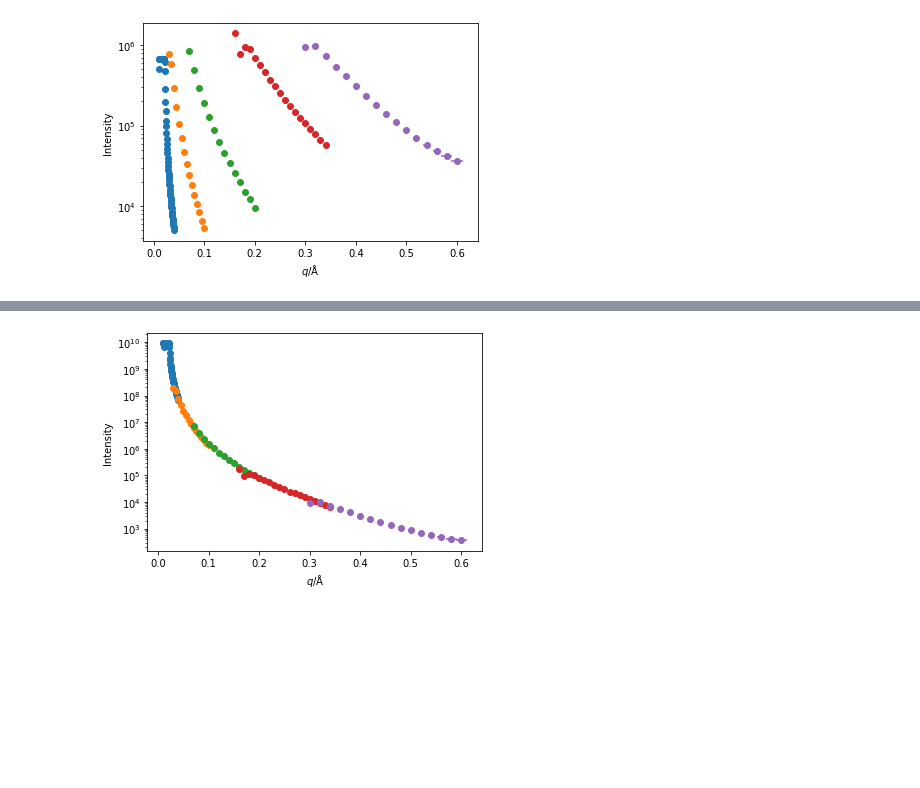
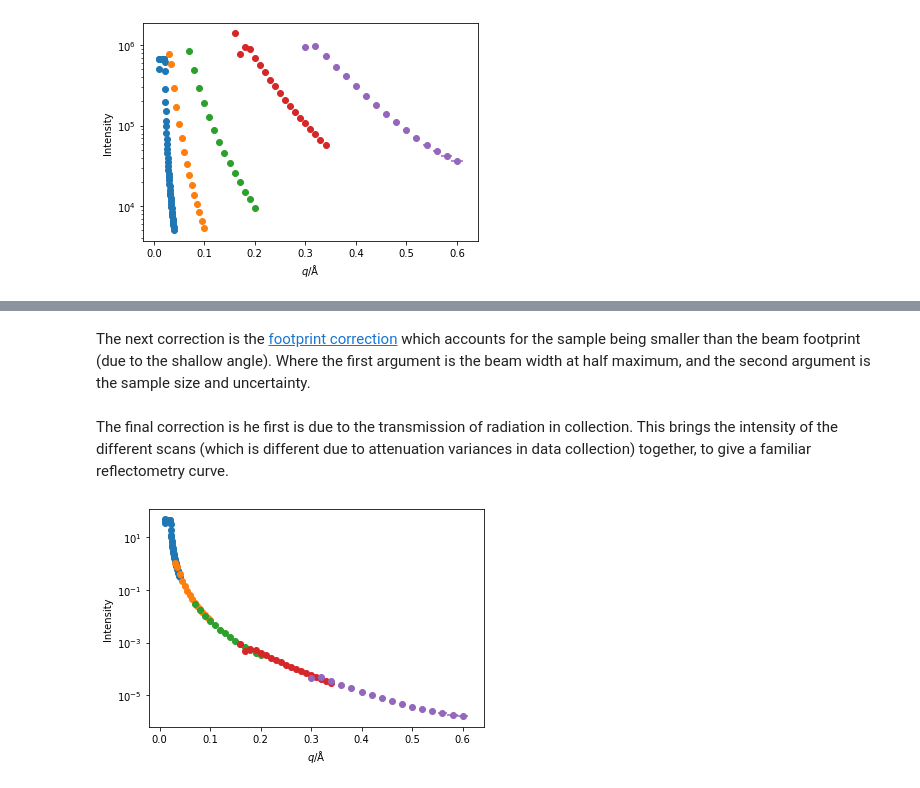
Before and after one commit to DiamondLightSource/islatu, a Jupyter notebook: docs/source/liquid_surface.ipynb, the cells around one changed output, grey strips where cells are left out. Drawn from its saved outputs; the diff is of its cells as text; code cells hidden in the pictures; blank space fills up the shorter version.

```diff
--- a/docs/source/liquid_surface.ipynb
+++ b/docs/source/liquid_surface.ipynb
@@ -51,2 +40,2 @@ files = ['refl_{}.dat'.format(i) for i in range(1, 6)]
 # %%
-refl = refl_data.Profile(files, io.i07_dat_parser)
+refl = Profile(files, i07_dat_parser)
@@ -128,11 +133,11 @@ for d in dat:
 # %% [markdown]
 The image intensity is the summed to give the *unnormalised* reflected intensity, and associated uncertainties.
 # %%
-for d in dat:
-    plt.errorbar(unp.nominal_values(d.q),
-                 unp.nominal_values(d.R),
-                 yerr=unp.std_devs(d.R),
-                 xerr=unp.std_devs(d.q),
+for s in refl.scans:
+    plt.errorbar(unp.nominal_values(s.q),
+                 unp.nominal_values(s.R),
+                 yerr=unp.std_devs(s.R),
+                 xerr=unp.std_devs(s.q),
                  ls='',
                  marker='o')
 plt.xlabel(r'$q$/Å')
@@ -151,0 +160,3 @@ You can see below the immediate improvement in the profile.
+# %% [markdown]
+The next correction is the [footprint correction](https://doi.org/10.1107/S0021889807030403) which accounts for the sample being smaller than the beam footprint (due to the shallow angle).
+Where the first argument is the beam width at half maximum, and the second argument is the sample size and uncertainty.
@@ -151,0 +165,3 @@ You can see below the immediate improvement in the profile.
+# %% [markdown]
+The final correction is he first is due to the transmission of radiation in collection.
+This brings the intensity of the different scans (which is different due to attenuation variances in data collection) together, to give a familiar reflectometry curve.
@@ -152,14 +170,14 @@ You can see below the immediate improvement in the profile.
 # %%
-for d in dat:
-    plt.errorbar(unp.nominal_values(d.q),
-                 unp.nominal_values(d.R),
-                 yerr=unp.std_devs(d.R),
-                 xerr=unp.std_devs(d.q),
+for s in refl.scans:
+    plt.errorbar(unp.nominal_values(s.q),
+                 unp.nominal_values(s.R),
+                 yerr=unp.std_devs(s.R),
+                 xerr=unp.std_devs(s.q),
                  ls='',
                  marker='o')
 plt.xlabel(r'$q$/Å')
 plt.ylabel(r'Intensity')
 plt.yscale('log')
 plt.show()
 # %% [output]
-[figure, old version]
+[figure, new version]
```
Also changed, not shown: parts of 58 cells of this notebook, 4 other files.
